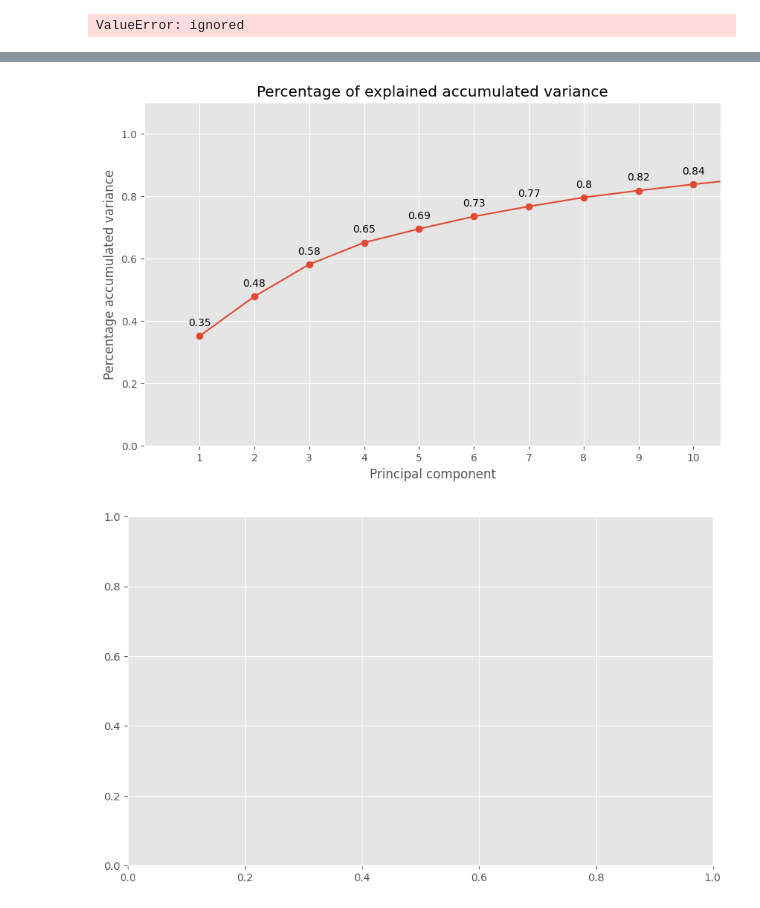
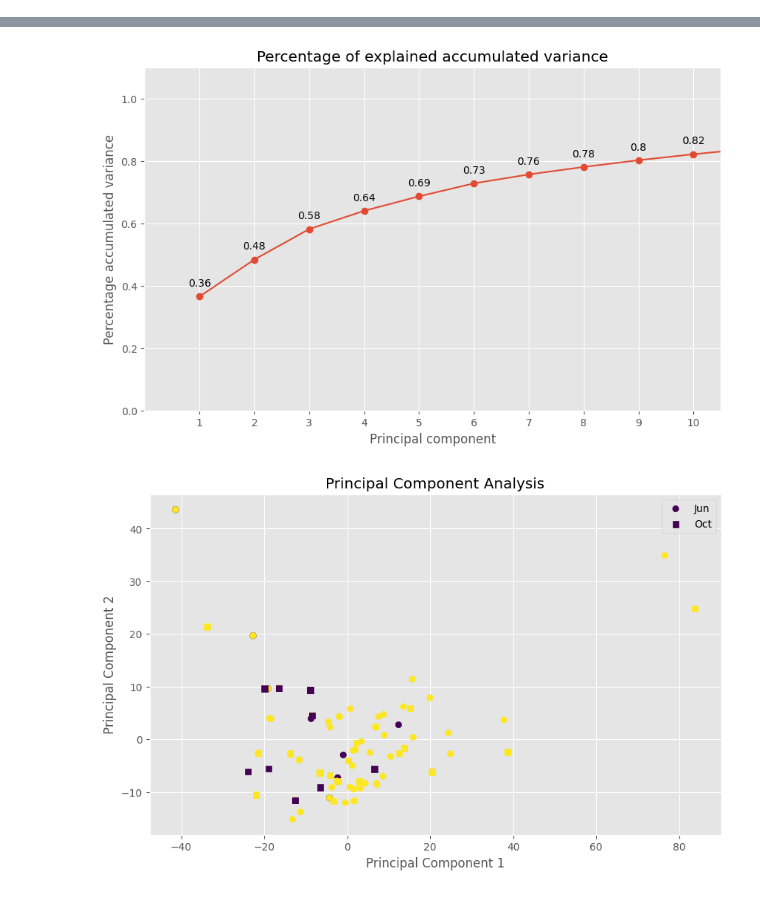
Before and after one commit to aalonsca73/in_silico_toxicology, a Jupyter notebook: PCA_CEC.ipynb, the cells around one changed output, grey strips where cells are left out. Saved outputs shown, nothing was run; the diff lists cells and outputs as text; code cells hidden in the pictures.

```diff
--- a/PCA_CEC.ipynb
+++ b/PCA_CEC.ipynb
@@ -3,42 +3,44 @@
 # %%
 # Define the filename for the CSV file
 filename = 'molecules_with_properties_CEC.csv'
-identification = 'llistes.xlsx'
+labels_filename = 'llistes.xlsx'
 
 # Import necessary libraries
-# Data treatment
 import numpy as np
 import pandas as pd
 import statsmodels.api as sm
-
-# Graphics
 import matplotlib.pyplot as plt
-import matplotlib.font_manager
 from matplotlib import style
+from matplotlib.lines import Line2D
+from sklearn.decomposition import PCA
+from sklearn.pipeline import make_pipeline
+from sklearn.preprocessing import StandardScaler
+from sklearn.preprocessing import scale
+from scipy.cluster.hierarchy import linkage, dendrogram
 
 # Set the style for the plot
 style.use('ggplot') # or plt.style.use('ggplot')
 
-# Preprocessing and modeling
-from sklearn.decomposition import PCA
-from sklearn.pipeline import make_pipeline
-from sklearn.preprocessing import StandardScaler
-from sklearn.preprocessing import scale
-
 # Read the CSV file using pandas
 df = pd.read_csv(filename)
-labels = pd.read_excel(identification,sheet_name=0,header=0)
-
-# Label to color dict
-label_color_dict = {label:idx for idx,label in enumerate(np.unique(labels))}
-
-# Color vector creation
-cvec = [label_color_dict[word] for word in labels['Cluster']]
+labels_df = pd.read_excel(labels_filename,sheet_name=0,header=0)
 
 # Remove the 'SMILES' column from the DataFrame
-filtered_df = df.loc[:,df.columns != "SMILES"]
+filtered_df = df.drop(columns="SMILES")
 # Set the 'Name' column as the index
 filtered_df = filtered_df.set_index('Name')
+
+# Set the 'CEC' column as the index in labels_df
+labels_df = labels_df.set_index('CEC')
+
+# Find compounds that appear in both dataframes
+common_compounds = filtered_df.index.intersection(labels_df.index)
+
+# Filter to keep only the labels of common compounds
+filtered_labels_df = labels_df.loc[common_compounds]
+
+
+
 
 # Training PCA model with scaled data
 pca_pipe = make_pipeline(StandardScaler(),PCA())
@@ -51,7 +53,7 @@ pca_model = pca_pipe.named_steps['pca']
 transformed_data = pca_pipe.transform(filtered_df)
 
 # Convert array to dataframe
-PCA = pd.DataFrame(data=transformed_data)
+PCA = pd.DataFrame(data=transformed_data,index=filtered_df.index)
 
 # Percentage of explained variance of each component
 fig, ax = plt.subplots(nrows=1, ncols=1, figsize=(10,6))
@@ -68,7 +70,7 @@ ax.set_xlim(0,10.5)
 ax.set_ylim(0,1.1)
 ax.set_title('Percentage of explained variance of each component')
 ax.set_xlabel('Principal component')
-ax.set_ylabel('Percentage of explained variance');
+ax.set_ylabel('Percentage of explained variance')
 
 # Proportion of accumulated variance
 prop_var_accum = pca_model.explained_variance_ratio_.cumsum()
@@ -87,25 +89,40 @@ ax.set_xlim(0,10.5)
 ax.set_ylim(0,1.1)
 ax.set_title('Percentage of explained accumulated variance')
 ax.set_xlabel('Principal component')
-ax.set_ylabel('Percentage accumulated variance');
+ax.set_ylabel('Percentage accumulated variance')
+
+# Add 'Campaña' labels to the PCA DataFrame
+PCA_labels = pd.merge(PCA,filtered_labels_df,on=PCA.index)
 
 # PCA
-fig, ax = plt.subplots(nrows=1,ncols=1,figsize=(10,6))
-ax.scatter(PCA.loc[:,0],PCA.loc[:,1],c=cvec)
+fig, ax = plt.subplots(nrows=1, ncols=1, figsize=(10, 6))
+
+# Filter rows for 'Campaña'=='Jun'
+jun_data = PCA_labels.query("Campaña == 'Jun'")
+label_color_dict_jun = {label:idx for idx,label in enumerate(np.unique(jun_data['Cluster']))}
+cvec_jun = [label_color_dict_jun[word] for word in jun_data['Cluster']]
+ax.scatter(jun_data.loc[:, 0], jun_data.loc[:, 1], c=cvec_jun, marker='o', label='Jun')
+
+# Filter rows for 'Campaña'=='Oct'
+oct_data = PCA_labels.query("Campaña == 'Oct'")
+label_color_dict_oct = {label:idx for idx,label in enumerate(np.unique(oct_data['Cluster']))}
+cvec_oct = [label_color_dict_oct[word] for word in oct_data['Cluster']]
+ax.scatter(oct_data.loc[:, 0], oct_data.loc[:, 1], c=cvec_oct, marker='s', label='Oct')
 
 ax.set_title('Principal Component Analysis')
 ax.set_xlabel('Principal Component 1')
-ax.set_ylabel('Principal Component 2');
+ax.set_ylabel('Principal Component 2')
+ax.legend()  # Add legend to distinguish between 'Jun' and 'Oct'
 
 # Clustering
-from scipy.cluster.hierarchy import linkage, dendrogram
-
 complete_clustering = linkage(PCA,method="complete",metric="euclidean")
 fig, ax = plt.subplots(nrows=1,ncols=1,figsize=(10,6))
 dendrogram(complete_clustering,labels=filtered_df.index)
 
 ax.set_title('Dendrogram')
 ax.set_xlabel('Molecule')
-ax.set_ylabel('Distance');
+ax.set_ylabel('Distance')
+
+# Show the plots
+plt.show()
 # %% [output]
-ValueError: ignored
@@ -113,2 +130,2 @@ ValueError: ignored
-[figure, old version]
+[figure, new version]
-[figure, old version]
+[figure, new version]
```
Also changed, not shown: parts of 1 cell of this notebook.
